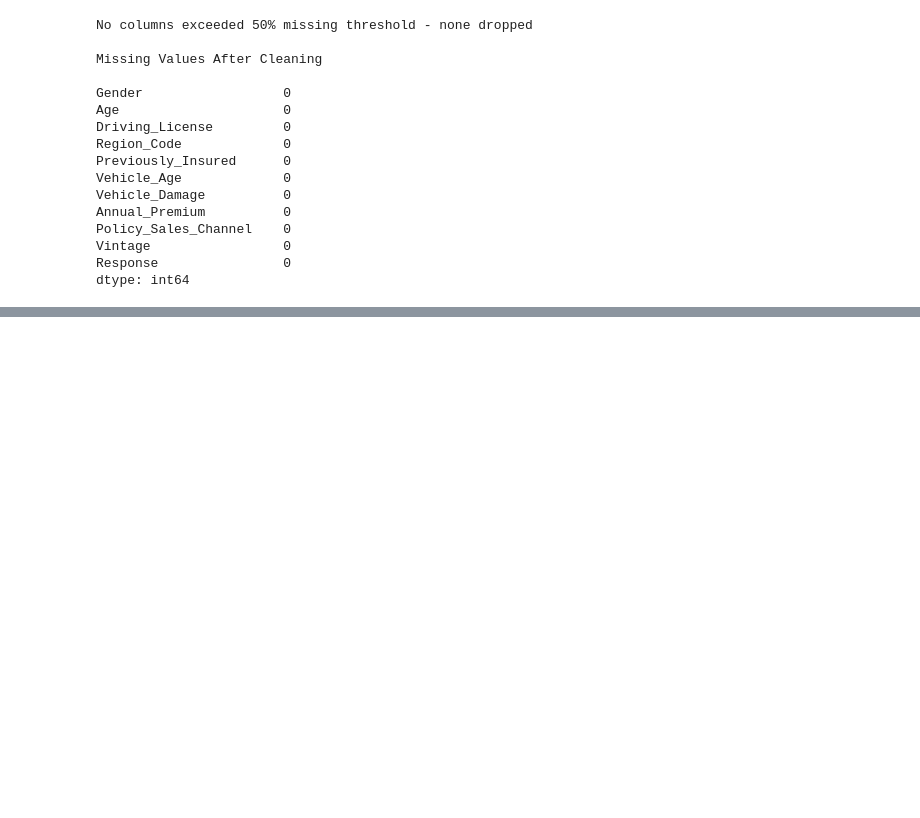
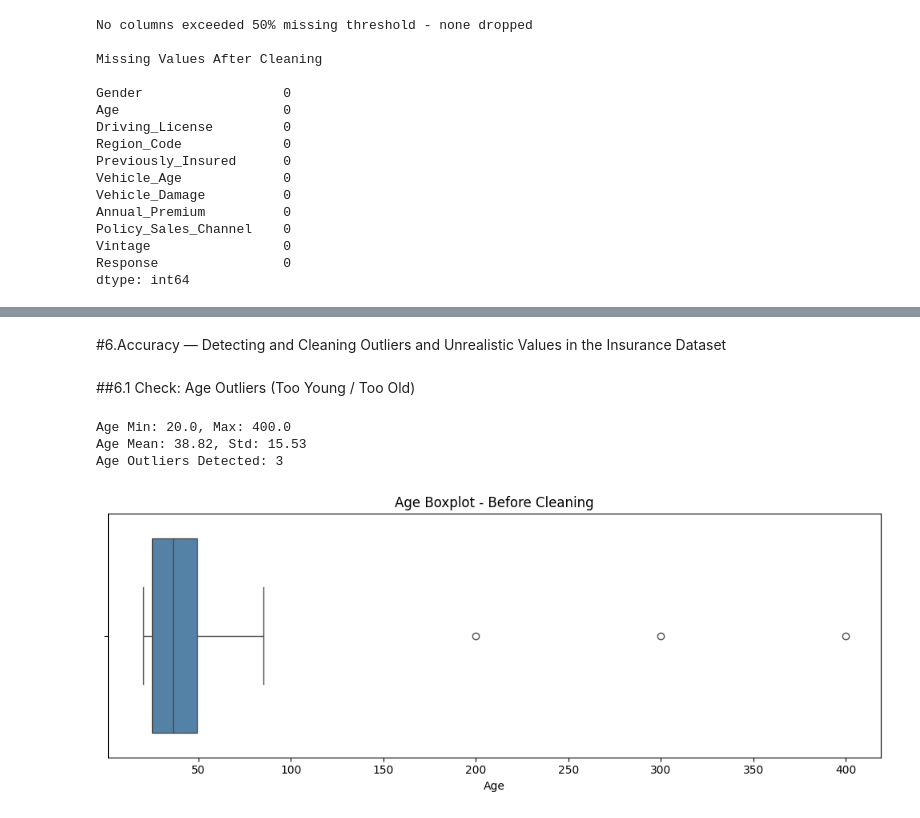
Before and after one commit to unsajamil/Dataset, a Jupyter notebook: Untitled1.ipynb, the cells around one changed output, grey strips where cells are left out. Saved outputs shown, nothing was run; the diff lists cells and outputs as text; code cells hidden in the pictures; blank space fills up the shorter version.

```diff
--- a/Untitled1.ipynb
+++ b/Untitled1.ipynb
@@ -297,0 +370,3 @@ dtype: int64
+# %%
+df['DL_Response_Conflict'] = ((df['Driving_License'] == 0) & (df['Response'] == 1)).astype(int)
+print(f"Total flagged DL conflicts: {df['DL_Response_Conflict'].sum()}")
@@ -297,0 +377,3 @@ dtype: int64
+# %%
+df['PI_Response_Conflict'] = ((df['Previously_Insured'] == 1) & (df['Response'] == 1)).astype(int)
+print(f"Total flagged Previously Insured conflicts: {df['PI_Response_Conflict'].sum()}")
@@ -297,0 +399,24 @@ dtype: int64
+# %% [markdown]
+#6.Accuracy — Detecting and Cleaning Outliers and Unrealistic Values in the Insurance Dataset
+# %% [markdown]
+##6.1 Check: Age Outliers (Too Young / Too Old)
+# %%
+print(f"Age Min: {df['Age'].min()}, Max: {df['Age'].max()}")
+print(f"Age Mean: {df['Age'].mean():.2f}, Std: {df['Age'].std():.2f}")
+
+Q1 = df['Age'].quantile(0.25)
+Q3 = df['Age'].quantile(0.75)
+IQR = Q3 - Q1
+age_outliers = df[(df['Age'] < (Q1 - 1.5 * IQR)) | (df['Age'] > (Q3 + 1.5 * IQR))]
+print(f"Age Outliers Detected: {len(age_outliers)}")
+
+plt.figure(figsize=(10, 4))
+sns.boxplot(x=df['Age'], color='steelblue')
+plt.title('Age Boxplot - Before Cleaning')
+plt.tight_layout()
+plt.show()
+# %% [output]
+Age Min: 20.0, Max: 400.0
+Age Mean: 38.82, Std: 15.53
+Age Outliers Detected: 3
+[figure, added]
```
Also changed, not shown: parts of 54 cells of this notebook.
